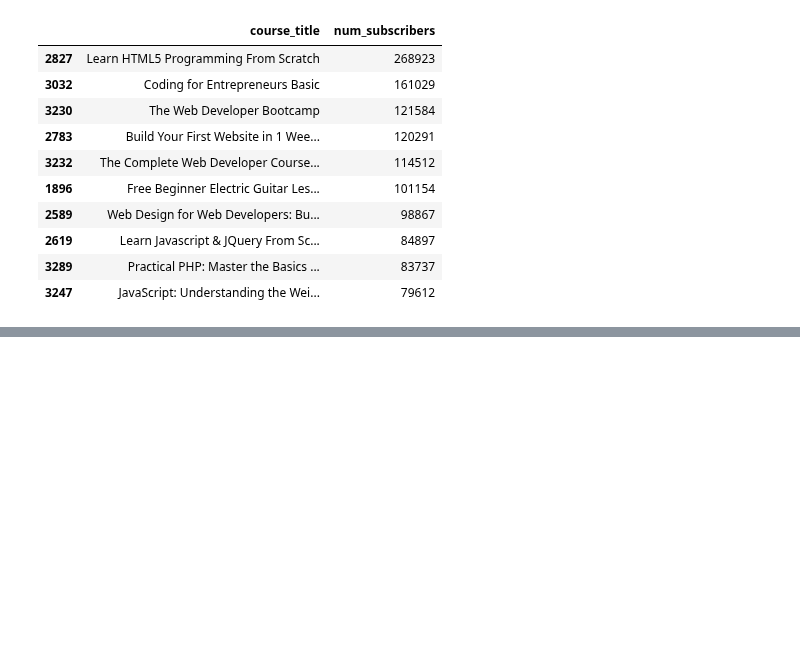
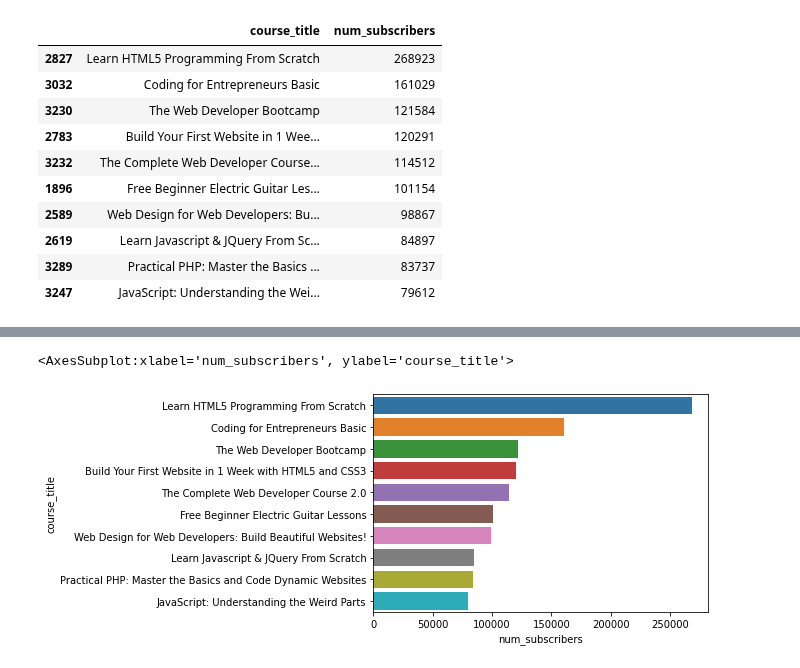
Before and after one commit to Dharmil4602/data-science-projects, a Jupyter notebook: Udemy-Courses/udemy_courses.ipynb, the cells around one changed output, grey strips where cells are left out. Drawn from its saved outputs; the diff is of its cells as text; code cells hidden in the pictures; blank space fills up the shorter version.

Commit message:
Displayed top 10 most popular courses, 3rd method

```diff
--- a/Udemy-Courses/udemy_courses.ipynb
+++ b/Udemy-Courses/udemy_courses.ipynb
@@ -228,3 +228,6 @@ data.nlargest(10, 'num_subscribers')[['course_title', 'num_subscribers']]
 | 2619 | Learn Javascript & JQuery From Sc... | 84897 |
 | 3289 | Practical PHP: Master the Basics ... | 83737 |
 | 3247 | JavaScript: Understanding the Wei... | 79612 |
+# %%
+# Displaying 10 most popular courses based on their number of subscribers (3rd method)
+top_10 = data.sort_values(by='num_subscribers', ascending=False).head(10)[['course_title', 'num_subscribers']]
@@ -230,0 +248,6 @@ data.nlargest(10, 'num_subscribers')[['course_title', 'num_subscribers']]
+# %%
+# Plotting barplot for above data
+sns.barplot(x='num_subscribers', y='course_title', data=top_10)
+# %% [output]
+<AxesSubplot:xlabel='num_subscribers', ylabel='course_title'>
+[figure, added]
```
Also changed, not shown: parts of 1 cell of this notebook.
